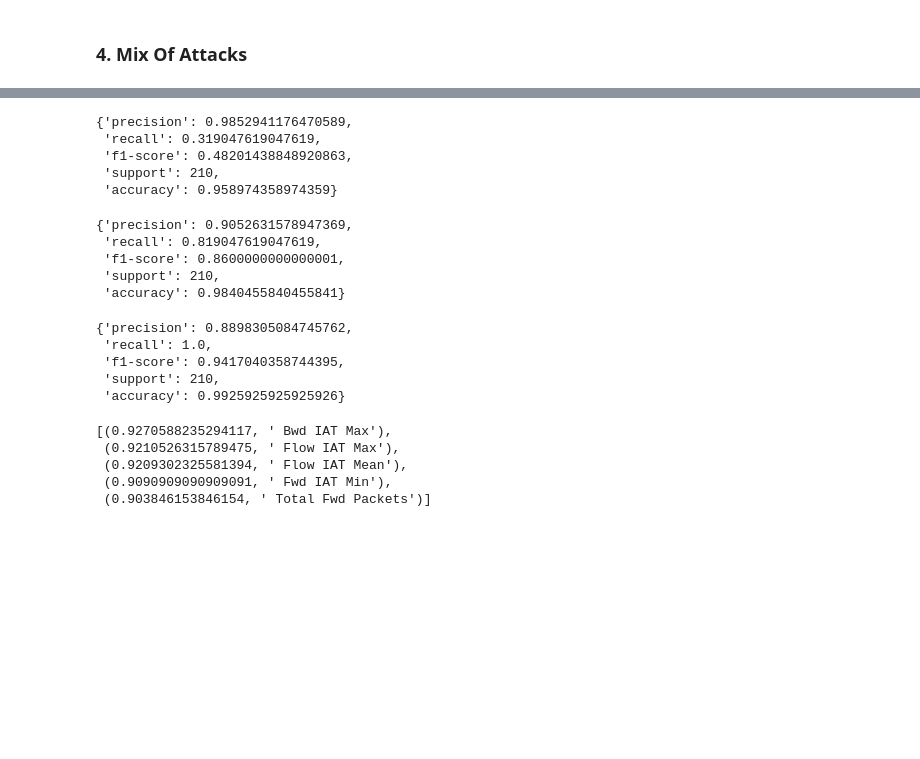
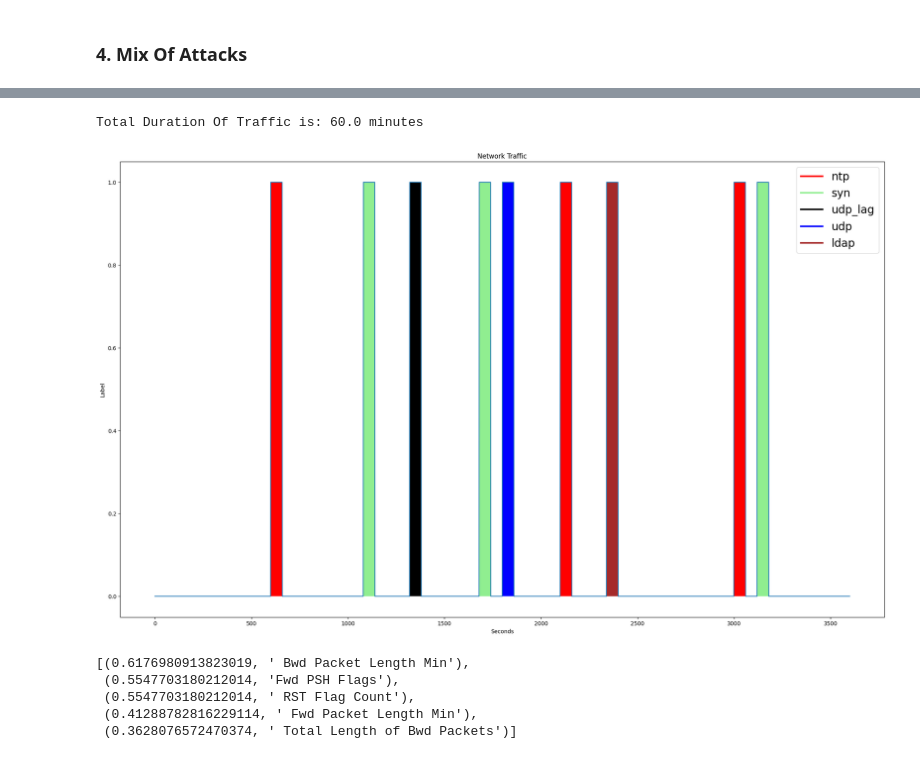
Before and after one commit to batuhanduyuler01/matrix_profile_ddos, a Jupyter notebook: tez_ilerleme_notebook.ipynb, the cells around one changed output, grey strips where cells are left out. Saved outputs shown, nothing was run; the diff lists cells and outputs as text; code cells hidden in the pictures; blank space fills up the shorter version.

```diff
--- a/tez_ilerleme_notebook.ipynb
+++ b/tez_ilerleme_notebook.ipynb
@@ -241,48 +452,43 @@ mixed_df = mixed_df.iloc[:,listem]
-# %%
-MatrixProfileManager.global_df = mixed_df.copy()
-thresholded_mp = ThresholdMatrixProfile(pd.DataFrame(mixed_df[" Fwd Packet Length Std"]), window_size=10, threshold=2)
-cost, f1_score = thresholded_mp.calculate_cost()
-display(thresholded_mp.creport)
-# %% [output]
-{'precision': 0.9852941176470589,
- 'recall': 0.319047619047619,
- 'f1-score': 0.48201438848920863,
- 'support': 210,
- 'accuracy': 0.958974358974359}
-# %%
-MatrixProfileManager.global_df = mixed_df.copy()
-isolated_mp = IsolationMatrixProfile(pd.DataFrame(mixed_df[" Fwd Packet Length Std"]), window_size=10)
-cost, f1_score = isolated_mp.calculate_cost()
-display(isolated_mp.creport)
-# %% [output]
-{'precision': 0.9052631578947369,
- 'recall': 0.819047619047619,
- 'f1-score': 0.8600000000000001,
- 'support': 210,
- 'accuracy': 0.9840455840455841}
-# %%
-MatrixProfileManager.global_df = mixed_df.copy()
-#isolated_mp = IsolationMatrixProfile(pd.DataFrame(mixed_df[" Fwd Packet Length Std"]), window_size=60)
-isolated_mp = IsolationMatrixProfile(pd.DataFrame(mixed_df.iloc[:,1:10]), window_size=10)
-cost, f1_score = isolated_mp.calculate_cost()
-display(isolated_mp.creport)
-# %% [output]
-{'precision': 0.8898305084745762,
- 'recall': 1.0,
- 'f1-score': 0.9417040358744395,
- 'support': 210,
- 'accuracy': 0.9925925925925926}
+# %%
+mixed_attacks = pd.concat([dataset_dict["b_ldap"], dataset_dict["b_ldap"],
+                        dataset_dict["d_ntp"][:1*60], #DDOS
+                        dataset_dict["b_udp_lag"],
+                        dataset_dict["d_syn"][:1*60], #DDOS
+                        dataset_dict["b_ntp"][:3*60],
+                        dataset_dict["d_udp_lag"][:1*60], #DDOS
+                        dataset_dict["b_ntp"][:5*60],
+                        dataset_dict["d_syn"][:1*60], #DDOS
+                        dataset_dict["b_syn"][:1*60],
+                        dataset_dict["d_udp"][:1*60], #DDOS
+                        dataset_dict["b_udp_lag"][:4*60],
+                        dataset_dict["d_ntp"][:1*60], #DDOS,
+                        dataset_dict["b_ldap"][:3*60],
+                        dataset_dict["d_ldap"][:1*60], #DDOS
+                        dataset_dict["b_ldap"], dataset_dict["b_ntp"][:5*60],
+                        dataset_dict["d_ntp"][:1*60], #DDOS
+                        dataset_dict["b_syn"],
+                        dataset_dict["d_syn"][:1*60], #DDOS
+                        dataset_dict["b_ldap"], dataset_dict["b_ldap"][:2*60]], axis = 0).reset_index(drop=True)
+# %%
+plot_ddos(mixed_attacks, [('ntp', 1, 10), ('syn', 1, 18),
+                         ('udp_lag', 1, 22), ('syn', 1, 28),
+                         ('udp', 1, 30), ('ntp', 1, 35),
+                         ('ldap', 1, 39), ('ntp', 1, 50), ('syn', 1, 52)])
+# %% [output]
+Total Duration Of Traffic is: 60.0 minutes
+[figure, added]
 # %%
 f1_score_list = []
-for col in mixed_df.columns[1:-1]:
-    isolated_mp = IsolationMatrixProfile(pd.DataFrame(mixed_df[col]), window_size=10)
-    cost, f1_score = isolated_mp.calculate_cost()
+MatrixProfileManager.global_df = mixed_attacks.copy()
+for col in mixed_attacks.columns[1:-1]:
+    threshold_MP_mixed = ThresholdMatrixProfile(pd.DataFrame(mixed_attacks[col]), window_size=10, threshold=2)
+    cost, f1_score = threshold_MP_mixed.calculate_cost()
     f1_score_list.append((f1_score, col))
 
 sorted(f1_score_list, key=lambda x:x[0], reverse=True)[:5]
 # %% [output]
-[(0.9270588235294117, ' Bwd IAT Max'),
- (0.9210526315789475, ' Flow IAT Max'),
- (0.9209302325581394, ' Flow IAT Mean'),
- (0.9090909090909091, ' Fwd IAT Min'),
- (0.903846153846154, ' Total Fwd Packets')]
+[(0.6176980913823019, ' Bwd Packet Length Min'),
+ (0.5547703180212014, 'Fwd PSH Flags'),
+ (0.5547703180212014, ' RST Flag Count'),
+ (0.41288782816229114, ' Fwd Packet Length Min'),
+ (0.3628076572470374, ' Total Length of Bwd Packets')]
```
Also changed, not shown: parts of 45 cells of this notebook, 17 other files.
